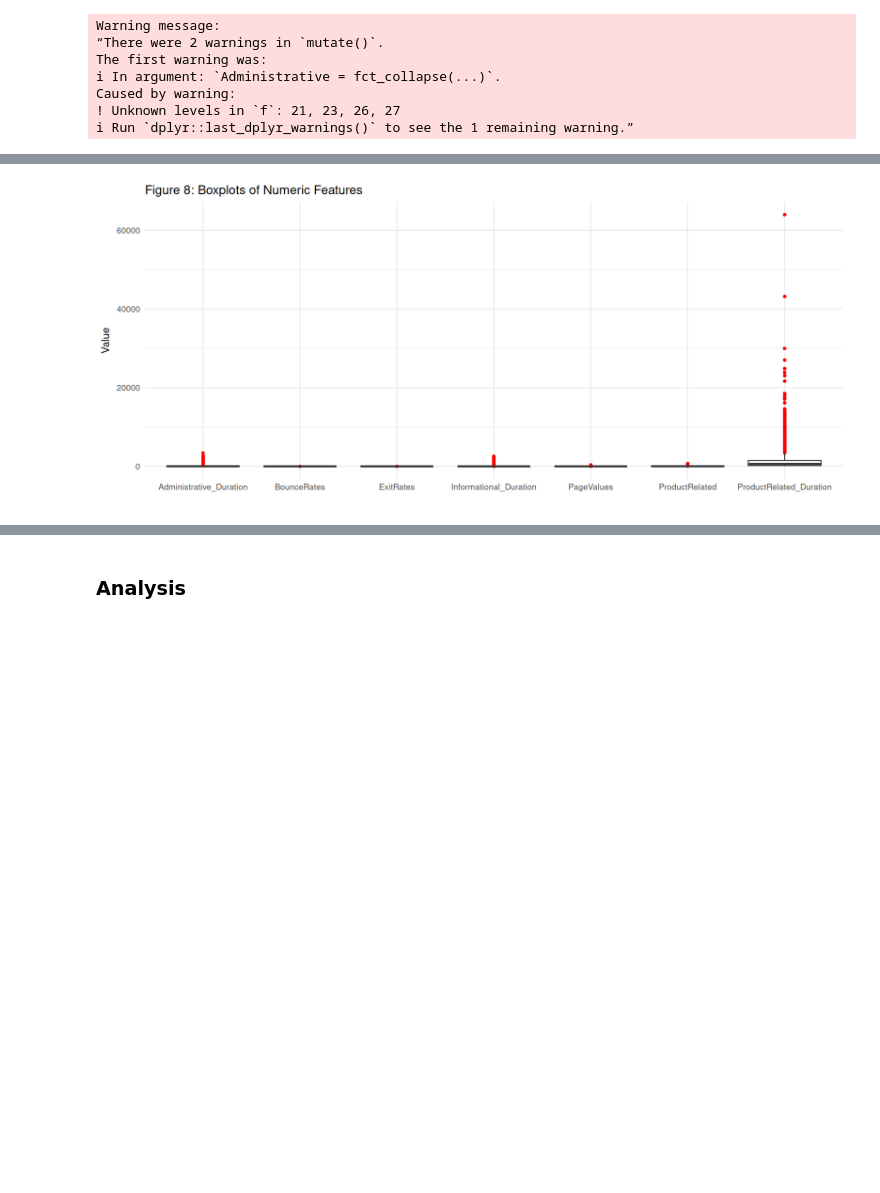
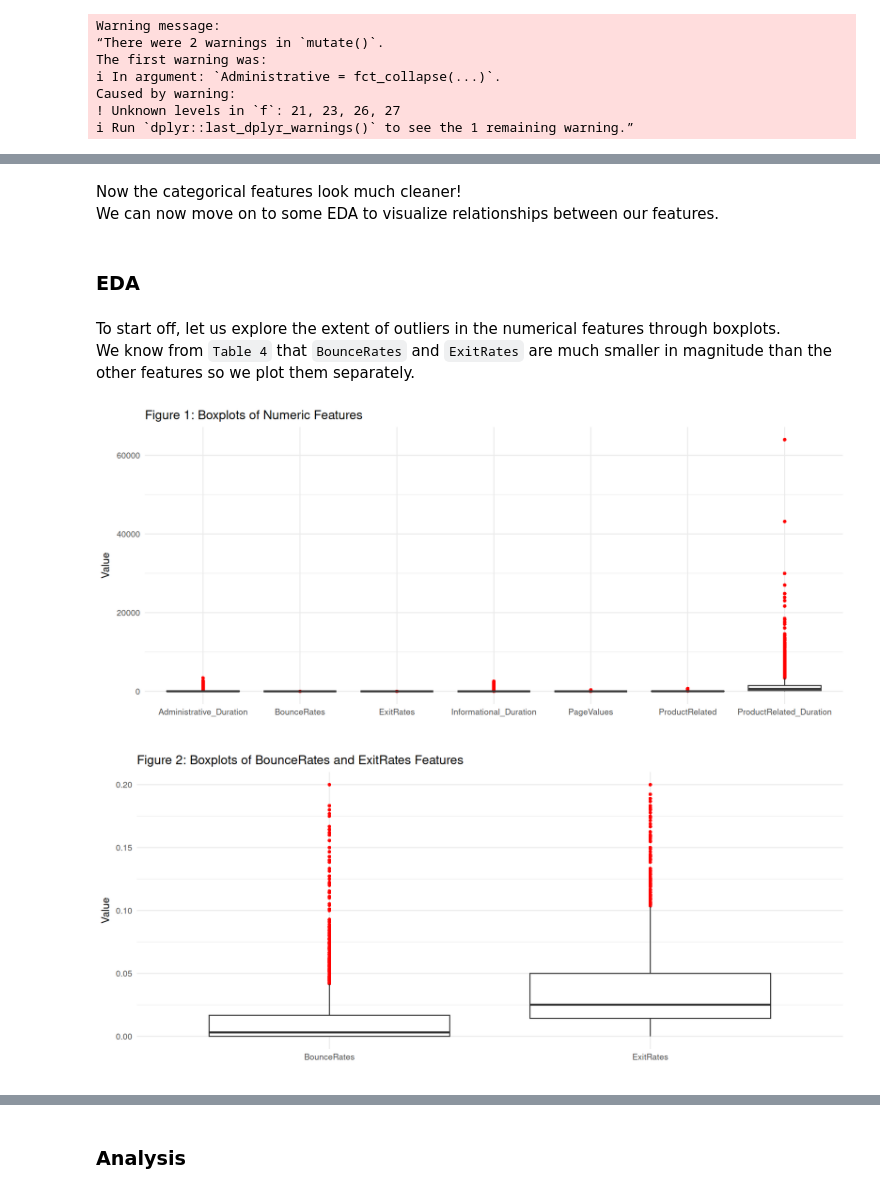
Before and after one commit to UBC-DSCI-310-2025W2/dsci-310-group-04, a Jupyter notebook: reports/milestone_1/milestone_1.ipynb, the cells around one changed output, grey strips where cells are left out. Drawn from its saved outputs; the diff is of its cells as text; code cells hidden in the pictures; blank space fills up the shorter version.

```diff
--- a/reports/milestone_1/milestone_1.ipynb
+++ b/reports/milestone_1/milestone_1.ipynb
@@ -385,25 +409,47 @@ Figure 7: Clean Distribution of Categorical Features
 FALSE  TRUE
  7491  2308
 ... (8 outputs left out)
+# %% [markdown]
+Now the categorical features look much cleaner! <br>
+We can now move on to some EDA to visualize relationships between our features.
+# %% [markdown]
+### EDA
+# %% [markdown]
+To start off, let us explore the extent of outliers in the numerical features through boxplots. <br>
+We know from `Table 4` that `BounceRates` and `ExitRates` are much smaller in magnitude than the other features so we plot them separately.
 # %%
-# Check Numerical Features
+# Check numerical feature boxplots
 numeric_shoppers_train <- cleaned_cat_shoppers_train %>%
     select(where(is.numeric)) %>%
     pivot_longer(
         cols = everything(),
         names_to = "Variable",
         values_to = "Value"
     )
 
+numeric_shoppers_train_small <- numeric_shoppers_train %>%
+    filter(Variable == "BounceRates" | Variable == "ExitRates")
+
 options(repr.plot.width = 16, repr.plot.height = 7)
 ggplot(numeric_shoppers_train, aes(Variable, Value)) +
     geom_boxplot(outlier.colour = "red", outlier.shape = 16) +
     theme_minimal(base_size = 16) +
     theme() +
     labs(
-        title = "Figure 8: Boxplots of Numeric Features",
+        title = "Figure 1: Boxplots of Numeric Features",
         y = "Value",
         x = ""
     )
+
+ggplot(numeric_shoppers_train_small, aes(Variable, Value)) +
+    geom_boxplot(outlier.colour = "red", outlier.shape = 16) +
+    theme_minimal(base_size = 16) +
+    theme() +
+    labs(
+        title = "Figure 2: Boxplots of BounceRates and ExitRates Features",
+        y = "Value",
+        x = ""
+    )
 # %% [output]
 [figure]
+[figure, added]
```
Also changed, not shown: parts of 55 cells of this notebook.
